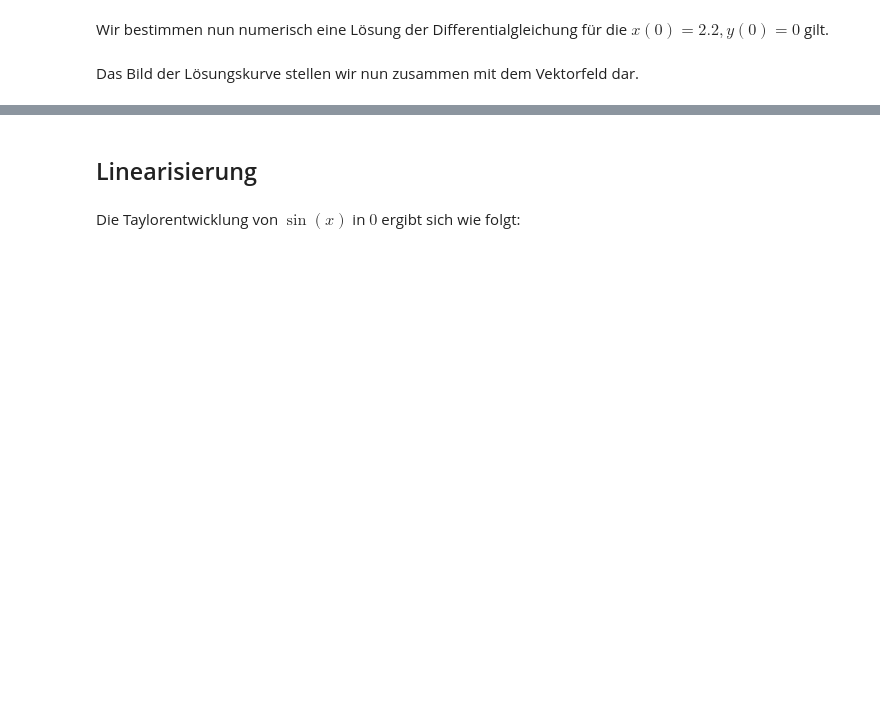
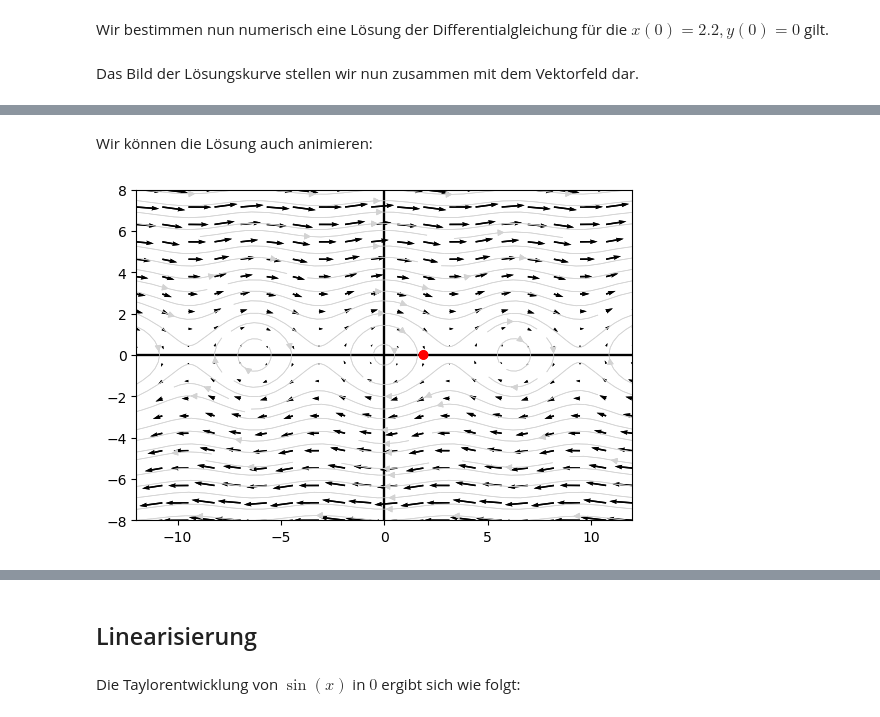
Before and after one commit to JeremiasE/worksheets-ode-2023, a Jupyter notebook: examples/1-Pendel.ipynb, the cells around one changed output, grey strips where cells are left out. Cells and saved outputs as stored; diff of their text form; code cells hidden in the pictures; blank space fills up the shorter version.

```diff
--- a/examples/1-Pendel.ipynb
+++ b/examples/1-Pendel.ipynb
@@ -93,0 +100,36 @@ plt.show()
+# %% [markdown]
+Wir können die Lösung auch animieren:
+# %%
+fig = plt.figure()
+fig.set_dpi(100)
+#fig.set_size_inches(7, 6.5)
+t_1=30
+initial_value=(1.9,0)
+
+ax = plt.axes(xlim=(0, 10), ylim=(0, 10))
+patch = plt.Circle((5, -5), 0.2, color="red",zorder=10)
+solution = vector_fields.solve_ivp(f,(x,y),(0,t_1),initial_value)
+ax.set_aspect("equal")
+def init():
+    vector_fields.plot_vector_field(f,(x,-12,12),(y,-8,8),ax=ax,color="black")
+    vector_fields.plot_streamlines(f,(x,-12,12),(y,-8,8),ax=ax,color="lightgrey",linewidth=0.5)
+    patch.center = (solution.y[0,0], solution.y[1,0])
+    ax.add_patch(patch)
+    return patch,
+
+def animate(i):
+    x, y = patch.center
+    x = 5 + 3 * np.sin(np.radians(i))
+    y = 5 + 3 * np.cos(np.radians(i))
+    patch.center = (solution.y[0,i], solution.y[1,i])
+    return patch,
+
+anim = animation.FuncAnimation(fig, animate,
+                               init_func=init,
+                               frames=300,
+                               interval=20,
+                               blit=True)
+
+plt.show()
+# %% [output]
+[figure, added]
```
Also changed, not shown: parts of 20 cells of this notebook, 1 other file.
